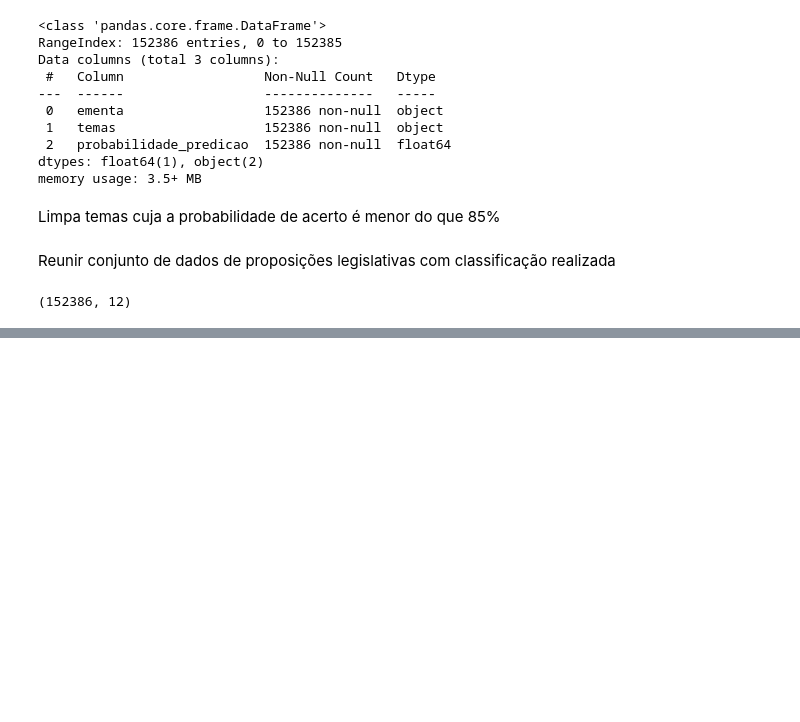
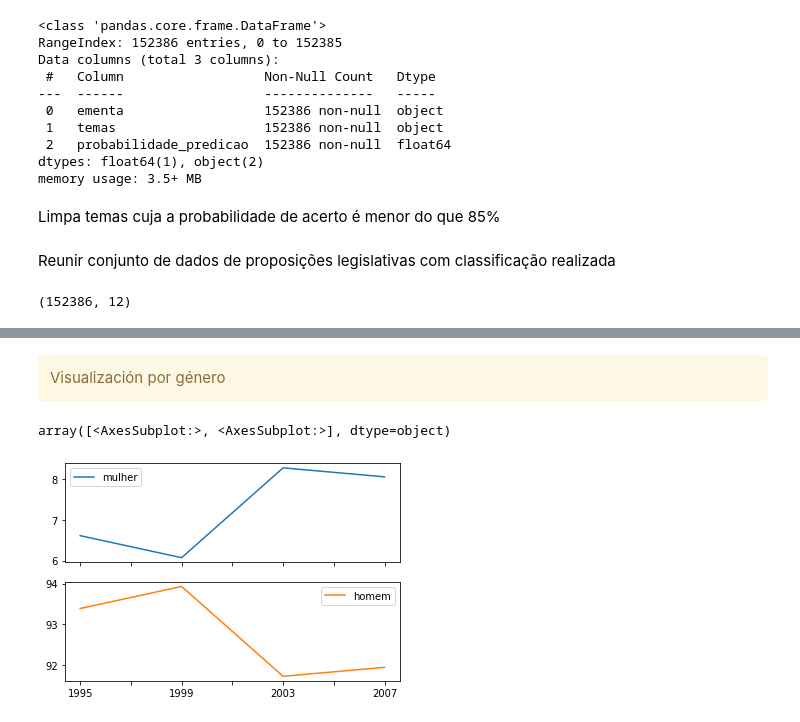
Before and after one commit to cecivieira/cotas-genero-eleicoes-e-proposicoes-legislativas, a Jupyter notebook: PyCon_US.ipynb, the cells around one changed output, grey strips where cells are left out. Cells and saved outputs as stored; diff of their text form; code cells hidden in the pictures; blank space fills up the shorter version.

```diff
--- a/PyCon_US.ipynb
+++ b/PyCon_US.ipynb
@@ -804,0 +883,7 @@ df_proposicoes_classificador.to_csv('dados/proposicoes_legislativas_limpas_class
+# %% [markdown]
+<div class="alert-warning">Visualización por género</div>
+# %%
+agrupa_sexo_df2.plot.line(subplots=True)
+# %% [output]
+array([<AxesSubplot:>, <AxesSubplot:>], dtype=object)
+[figure, added]
```
Also changed, not shown: parts of 114 cells of this notebook.
